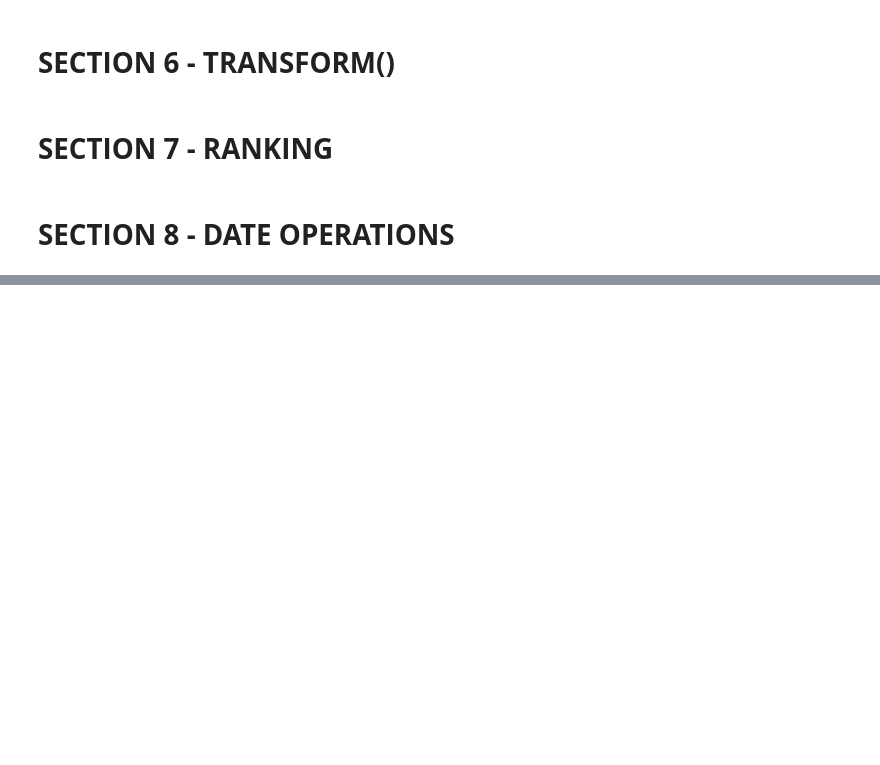
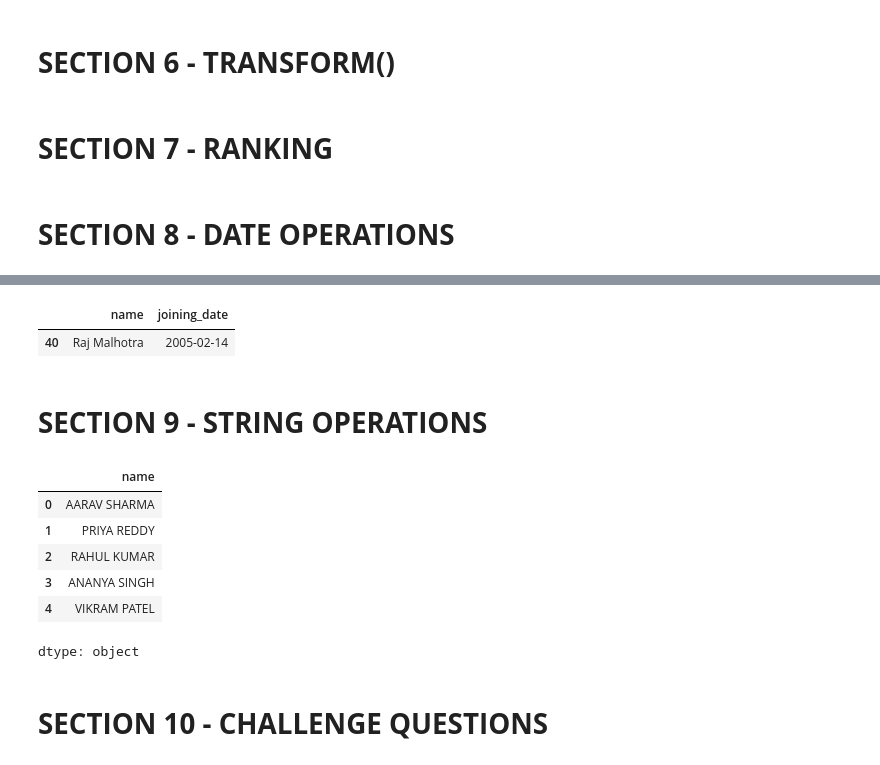
Before and after one commit to Vasista-G/GoogleCollab_Python, a Jupyter notebook: Pandaslearn.ipynb, the cells around one changed output, grey strips where cells are left out. Drawn from its saved outputs; the diff is of its cells as text; code cells hidden in the pictures; blank space fills up the shorter version.

```diff
--- a/Pandaslearn.ipynb
+++ b/Pandaslearn.ipynb
@@ -289,0 +297,42 @@ memory usage: 3.6+ KB
+# %%
+#33.	Find the earliest joining date.
+
+emp[["name", "joining_date"]].sort_values(by = "joining_date").nsmallest(1, "joining_date")
+# %% [output]
+|  | name | joining_date |
+| 40 | Raj Malhotra | 2005-02-14 |
+# %% [markdown]
+# **SECTION 9 - STRING OPERATIONS**
+# %%
+#35.	Create a new column called: first_name containing the employee's first name.
+
+emp["first_name"] = emp["name"].str.split(" ").str[0]
+
+emp.head()
+# %%
+#36.	Create a new column called:name_length containing the number of characters in each employee's name.
+
+emp["name_length"] = emp["name"].str.len()
+
+emp.head()
+# %%
+#37.	Find employees whose names contain "a".
+#38.	Find employees whose names end with "a".
+#39.	Convert all employee names to uppercase.
+#40.	Convert all city names to lowercase.
+
+emp.loc[emp["name"].str.contains("a"), ["name"]].head()
+
+emp.loc[emp["name"].str.endswith("a"), ["name"]].head()
+
+emp["name"].str.upper().head()
+# %% [output]
+|  | name |
+| 0 | AARAV SHARMA |
+| 1 | PRIYA REDDY |
+| 2 | RAHUL KUMAR |
+| 3 | ANANYA SINGH |
+| 4 | VIKRAM PATEL |
+dtype: object
+# %% [markdown]
+# **SECTION 10 - CHALLENGE QUESTIONS**
```
Also changed, not shown: parts of 5 cells of this notebook.
